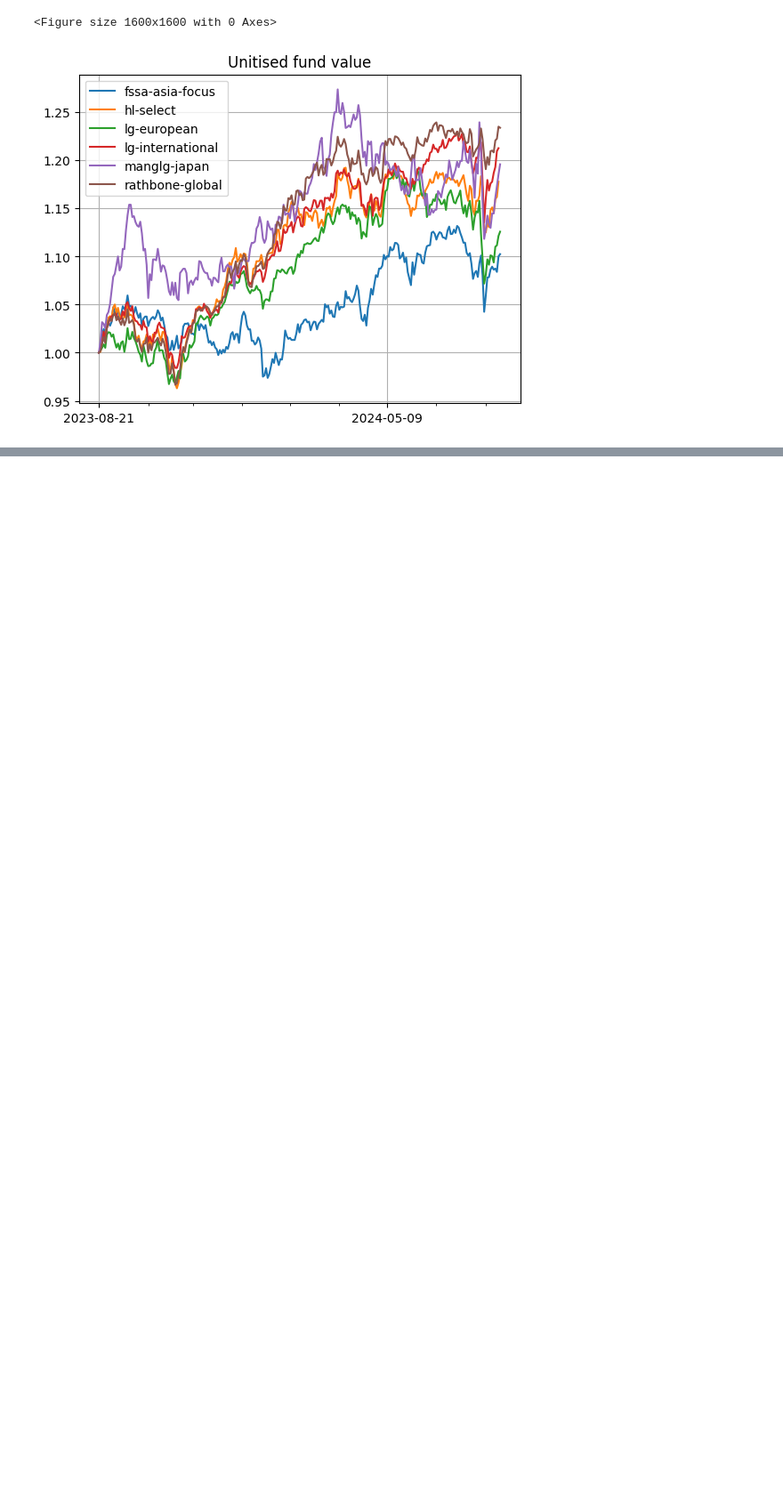
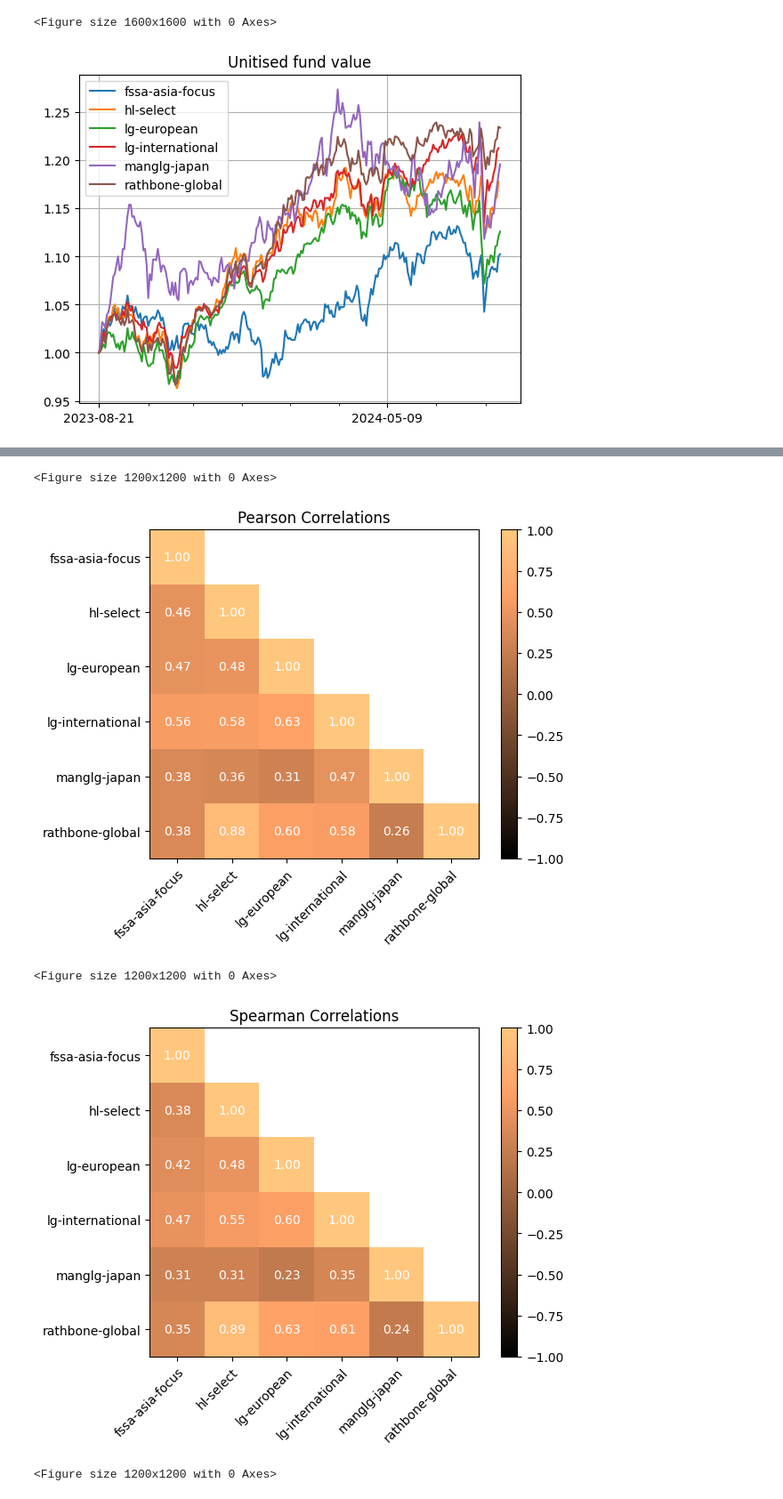
Before and after one commit to Stacky32/python-portfolio-analysis, a Jupyter notebook: PortfolioAnalysis.ipynb, the cells around one changed output, grey strips where cells are left out. Shown at 89% size. Cells and saved outputs as stored; diff of their text form; code cells hidden in the pictures; blank space fills up the shorter version.

```diff
--- a/PortfolioAnalysis.ipynb
+++ b/PortfolioAnalysis.ipynb
@@ -124,0 +145,33 @@ dtype: float64
+# %%
+# Calculate and plot pearson, spearman, and kendall correlation heatmaps
+def plot_correlations(m):
+    assert m == 'pearson' or m == 'spearman' or m == 'kendall'
+    c = pivoted.pct_change(fill_method=None).corr(method=m)
+    plt.figure(figsize = (12,12))
+    fig, ax = plt.subplots()
+    data = c.to_numpy()
+    mask = np.tri(data.shape[0], data.shape[1], k=-1).T
+    data = np.ma.array(data, mask=mask)
+    labels = c.columns
+    a = plt.imshow(data, cmap = 'copper', interpolation = 'nearest', vmin=-1, vmax=1)
+    fig.colorbar(a)
+
+    ax.set_xticks(range(len(c)), labels=c.columns, rotation=45, ha='right', rotation_mode='anchor')
+    ax.set_yticks(range(len(c)), labels=c.columns)
+    ax.set_title(f'{m.capitalize()} Correlations')
+
+    for i in range(len(labels)):
+        for j in range(i+1):
+            ax.text(j, i, f'{data[i, j]:.2f}', ha='center', va='center', color='w')
+
+    plt.show()
+
+plot_correlations('pearson')
+plot_correlations('spearman')
+plot_correlations('kendall')
+# %% [output]
+<Figure size 1200x1200 with 0 Axes>
+[figure, added]
+<Figure size 1200x1200 with 0 Axes>
+[figure, added]
+<Figure size 1200x1200 with 0 Axes>
```
Also changed, not shown: parts of 5 cells of this notebook.
